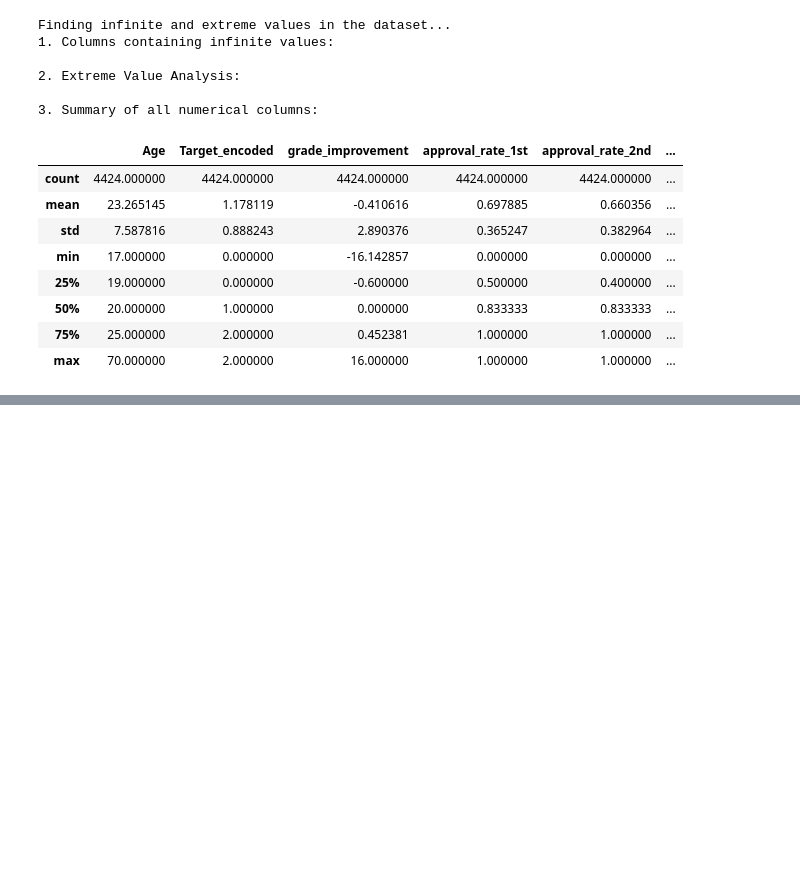
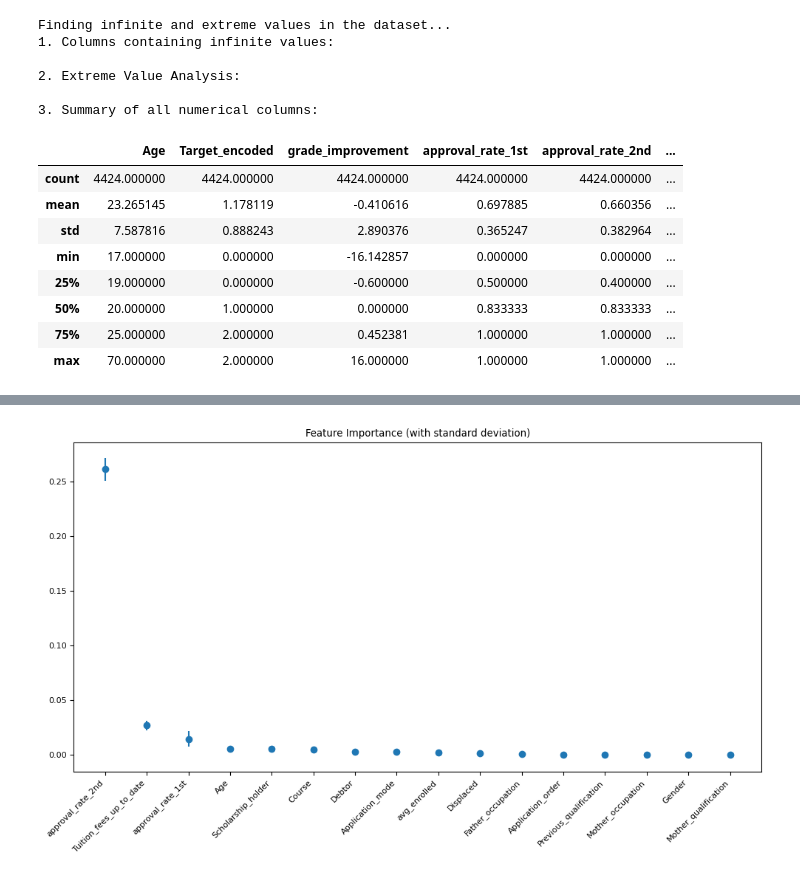
Before and after one commit to AChung1020/CS485-Final-Project, a Jupyter notebook: data_processing.ipynb, the cells around one changed output, grey strips where cells are left out. Drawn from its saved outputs; the diff is of its cells as text; code cells hidden in the pictures; blank space fills up the shorter version.

```diff
--- a/data_processing.ipynb
+++ b/data_processing.ipynb
@@ -539,0 +606,15 @@ KeyboardInterrupt:
+# %%
+stud_selected = stud_selected.drop(columns=[
+    'International',
+    'Marital_status',
+    'Educational_special_needs',
+    'Nationality',
+    'Daytime/evening_attendance',
+    'grade_improvement',
+    'Father_qualification',
+    'approval_rate_average',
+    'performance_consistency',
+    'approval_rate_change'
+])
+
+display(stud_selected)
@@ -539,0 +635,70 @@ KeyboardInterrupt:
+# %%
+from sklearn.model_selection import train_test_split
+from sklearn.ensemble import RandomForestClassifier
+from sklearn.inspection import permutation_importance
+import pandas as pd
+import numpy as np
+
+# Best parameters: {'bootstrap': True, 'ccp_alpha': 0.0013700763471549264, 'class_weight': 'balanced', 'max_depth': 12, 'max_features': 'sqrt', 'max_samples': 0.4, 'min_samples_leaf': 6, 'min_samples_split': 12, 'n_estimators': 1304}
+
+
+# Split the data
+X = stud_selected.drop('Target_encoded', axis=1)
+y = stud_selected['Target_encoded']
+
+X_train, X_test, y_train, y_test = train_test_split(X, y, test_size=0.2, random_state=42)
+
+rf = RandomForestClassifier(
+    n_estimators=1304,
+    max_depth=12,
+    min_samples_split=12,
+    min_samples_leaf=6,
+    max_features='sqrt',
+    bootstrap=True,
+    class_weight='balanced',
+    max_samples=0.4,
+    ccp_alpha=0.0013700763471549264,
+    random_state=42
+)
+rf.fit(X_train, y_train)
+
+# Calculate permutation importance
+result = permutation_importance(
+    rf,
+    X_test,
+    y_test,
+    n_repeats=10,  # Number of times to permute/shuffle each feature
+    random_state=42
+)
+
+from sklearn.metrics import accuracy_score, f1_score, precision_score, recall_score
+
+y_pred = rf.predict(X_test)
+
+print(f"Accuracy: {accuracy_score(y_test, y_pred):.4f}")
+
+# Create a dataframe of feature importances
+feature_importance = pd.DataFrame({
+    'Feature': X.columns,
+    'Importance': result.importances_mean,
+    'Importance_std': result.importances_std
+}).sort_values('Importance', ascending=False)
+
+print("Feature Importances:")
+print(feature_importance)
+
+# Visualize the results
+import matplotlib.pyplot as plt
+
+plt.figure(figsize=(10, 6))
+plt.errorbar(
+    range(len(feature_importance)),
+    feature_importance['Importance'],
+    yerr=feature_importance['Importance_std'],
+    fmt='o'
+)
+plt.xticks(range(len(feature_importance)), feature_importance['Feature'], rotation=45, ha='right')
+plt.title('Feature Importance (with standard deviation)')
+plt.tight_layout()
+plt.show()
+# %% [output]
@@ -539,0 +724 @@ KeyboardInterrupt:
+[figure, added]
```
Also changed, not shown: parts of 17 cells of this notebook, 1 other file.
